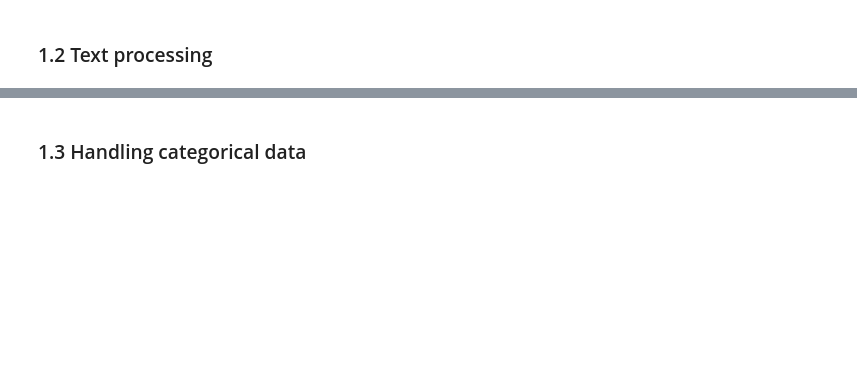
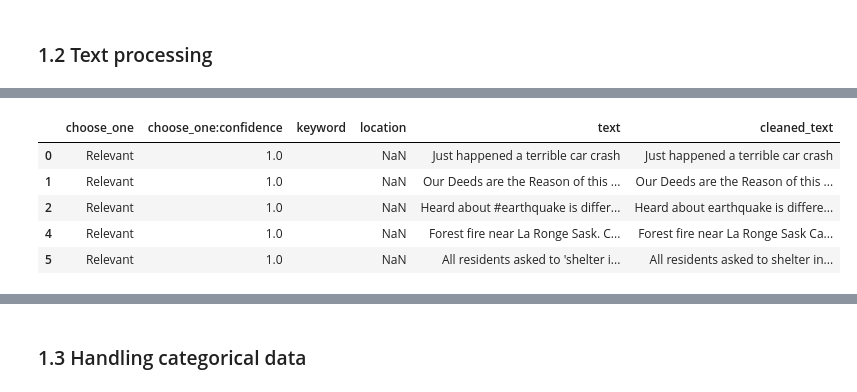
Before and after one commit to magnusrodseth/disaster-tweets, a Jupyter notebook: magnus/notebook.ipynb, the cells around one changed output, grey strips where cells are left out. Cells and saved outputs as stored; diff of their text form; code cells hidden in the pictures; blank space fills up the shorter version.

```diff
--- a/magnus/notebook.ipynb
+++ b/magnus/notebook.ipynb
@@ -46,25 +60,33 @@ df.to_csv('./results/02-clean-keywords.csv', index=False)
 # %%
 # Remove links from the `text` column
 import string
 import re
 
 
 def clean_text(text: str):
   text = re.sub(r'https?://\S+', '', text)  # Remove link
   text = re.sub(r'\n', ' ', text)  # Remove line breaks
   # Remove leading, trailing, and extra spaces
   text = re.sub('\s+', ' ', text).strip()
   return text
 
 
 df['cleaned_text'] = df['text'].apply(lambda x: clean_text(x))
 
 # Remove punctuation from the `text` column
 df['cleaned_text'] = df['text'].apply(lambda x: x.translate(
     str.maketrans('', '', string.punctuation)))
 
 # Write the updated dataframe to a new CSV file
 df.to_csv('./results/03-clean-text.csv', index=False)
+display(df.head())
+# %% [output]
+|  | choose_one | choose_one:confidence | keyword | location | text | cleaned_text |
+| 0 | Relevant | 1.0 |  | NaN | Just happened a terrible car crash | Just happened a terrible car crash |
+| 1 | Relevant | 1.0 |  | NaN | Our Deeds are the Reason of this ... | Our Deeds are the Reason of this ... |
+| 2 | Relevant | 1.0 |  | NaN | Heard about #earthquake is differ... | Heard about earthquake is differe... |
+| 4 | Relevant | 1.0 |  | NaN | Forest fire near La Ronge Sask. C... | Forest fire near La Ronge Sask Ca... |
+| 5 | Relevant | 1.0 |  | NaN | All residents asked to 'shelter i... | All residents asked to shelter in... |
 # %%
 # Remove English stopwords
 import nltk
```
Also changed, not shown: parts of 11 cells of this notebook.
